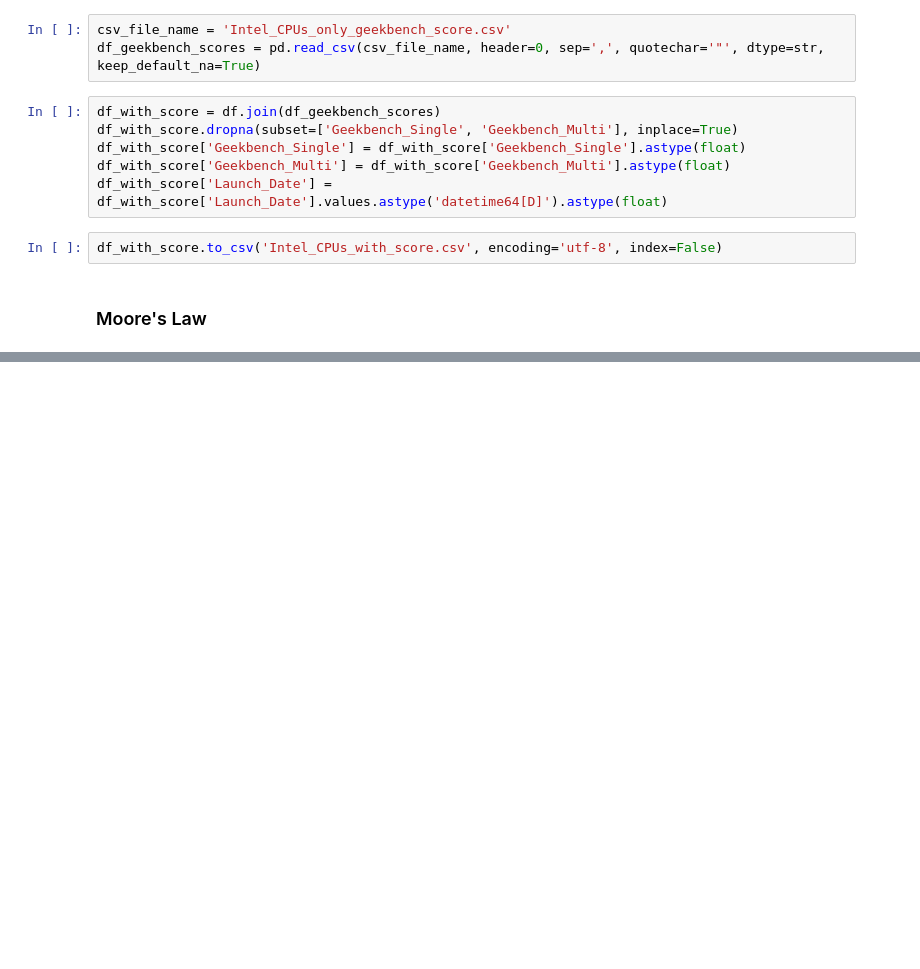
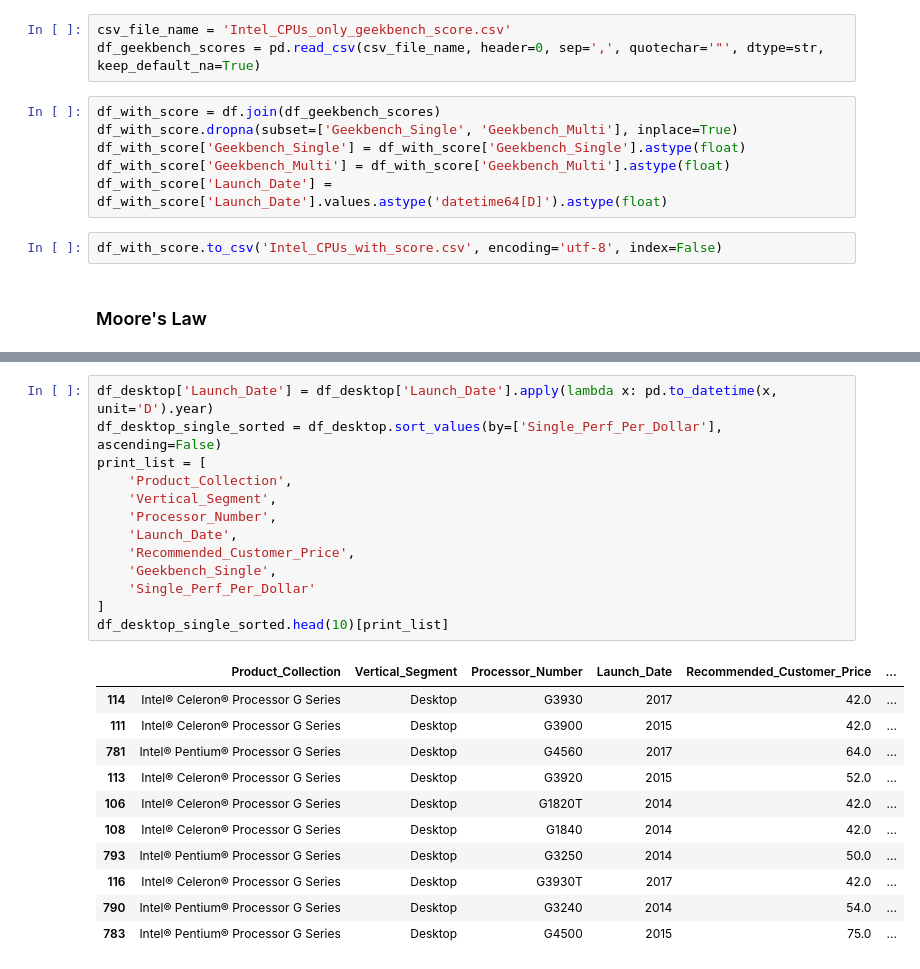
Before and after one commit to qiufengtiger/CPU_evolution_data_analysis, a Jupyter notebook: CPU_evolution_analysis.ipynb, the cells around one changed output, grey strips where cells are left out. Cells and saved outputs as stored; diff of their text form; blank space fills up the shorter version.

```diff
--- a/CPU_evolution_analysis.ipynb
+++ b/CPU_evolution_analysis.ipynb
@@ -281,0 +336,25 @@ plt.show()
+# %%
+df_desktop['Launch_Date'] = df_desktop['Launch_Date'].apply(lambda x: pd.to_datetime(x, unit='D').year)
+df_desktop_single_sorted = df_desktop.sort_values(by=['Single_Perf_Per_Dollar'], ascending=False)
+print_list = [
+    'Product_Collection',
+    'Vertical_Segment',
+    'Processor_Number',
+    'Launch_Date',
+    'Recommended_Customer_Price',
+    'Geekbench_Single',
+    'Single_Perf_Per_Dollar'
+]
+df_desktop_single_sorted.head(10)[print_list]
+# %% [output]
+|  | Product_Collection | Vertical_Segment | Processor_Number | Launch_Date | Recommended_Customer_Price | ... |
+| 114 | Intel® Celeron® Processor G Series | Desktop | G3930 | 2017 | 42.0 | ... |
+| 111 | Intel® Celeron® Processor G Series | Desktop | G3900 | 2015 | 42.0 | ... |
+| 781 | Intel® Pentium® Processor G Series | Desktop | G4560 | 2017 | 64.0 | ... |
+| 113 | Intel® Celeron® Processor G Series | Desktop | G3920 | 2015 | 52.0 | ... |
+| 106 | Intel® Celeron® Processor G Series | Desktop | G1820T | 2014 | 42.0 | ... |
+| 108 | Intel® Celeron® Processor G Series | Desktop | G1840 | 2014 | 42.0 | ... |
+| 793 | Intel® Pentium® Processor G Series | Desktop | G3250 | 2014 | 50.0 | ... |
+| 116 | Intel® Celeron® Processor G Series | Desktop | G3930T | 2017 | 42.0 | ... |
+| 790 | Intel® Pentium® Processor G Series | Desktop | G3240 | 2014 | 54.0 | ... |
+| 783 | Intel® Pentium® Processor G Series | Desktop | G4500 | 2015 | 75.0 | ... |
```
Also changed, not shown: parts of 12 cells of this notebook, 2 other files.
